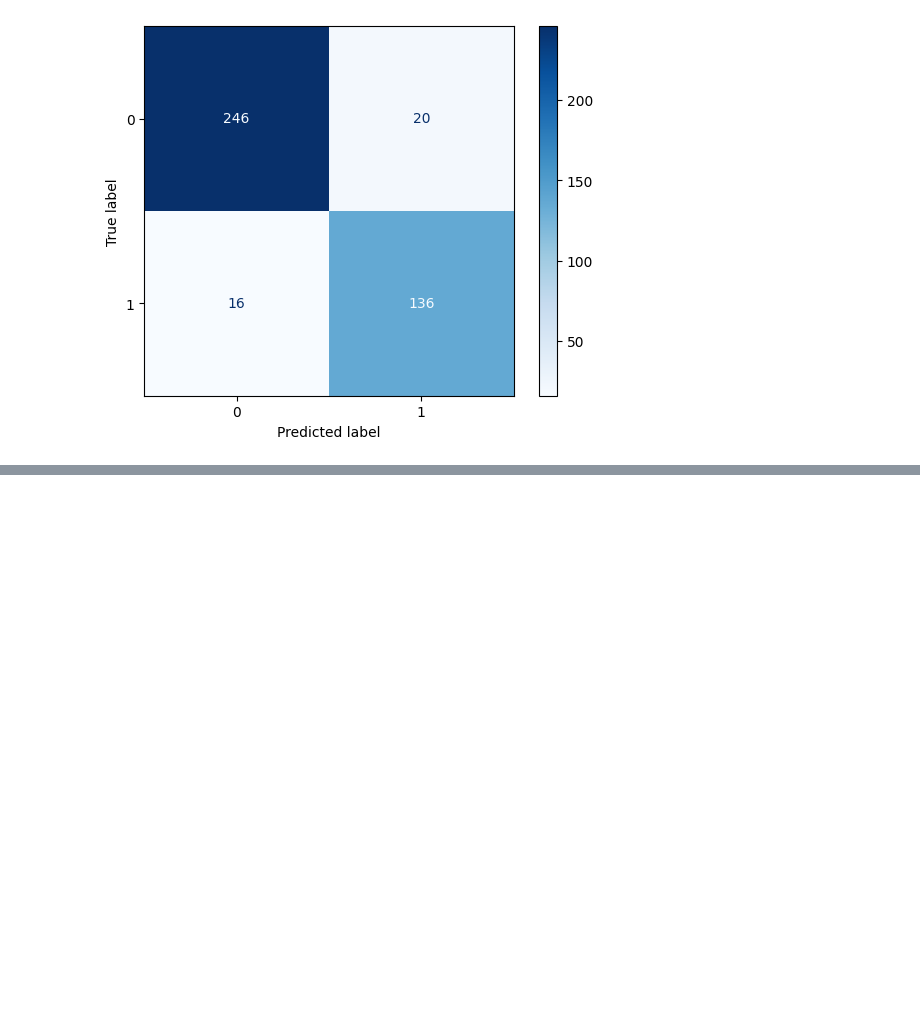
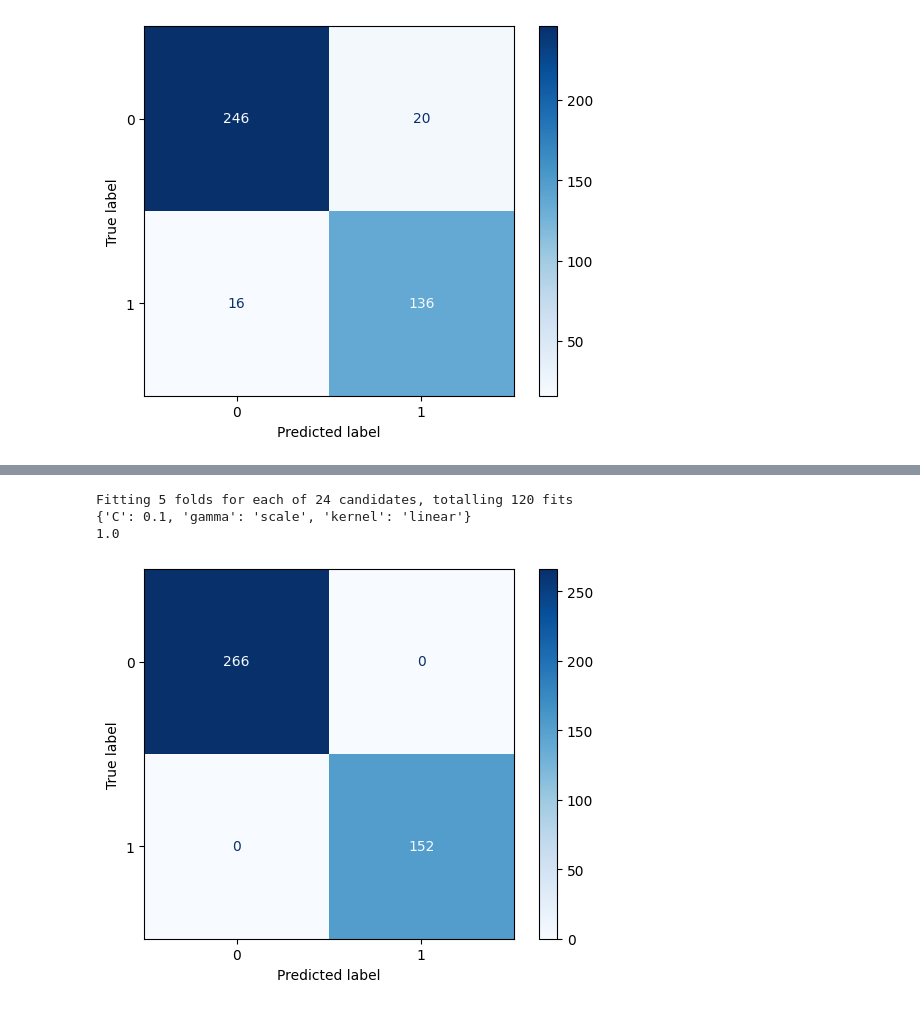
Before and after one commit to mahmoud123m/Titanic, a Jupyter notebook: svm & knn task 5.ipynb, the cells around one changed output, grey strips where cells are left out. Cells and saved outputs as stored; diff of their text form; code cells hidden in the pictures; blank space fills up the shorter version.

```diff
--- a/svm & knn task 5.ipynb
+++ b/svm & knn task 5.ipynb
@@ -340,0 +319,20 @@ plt.show()
+# %%
+grid={
+    'C':[.1,.001,.01],
+    'kernel':['linear','rbf', 'sigmoid','poly'],
+    'gamma':['scale','auto']
+}
+model=GridSearchCV(estimator=SVC(),param_grid=grid,verbose=2,return_train_score=True,n_jobs=-1)
+model.fit(X_train_scaled,y_train)
+print(model.best_params_)
+
+pred=model.predict(X_test_scaled)
+print(accuracy_score(pred,y_test))
+
+disp = ConfusionMatrixDisplay.from_predictions(y_test, pred, cmap='Blues')
+plt.show()
+# %% [output]
+Fitting 5 folds for each of 24 candidates, totalling 120 fits
+{'C': 0.1, 'gamma': 'scale', 'kernel': 'linear'}
+1.0
+[figure, added]
```
Also changed, not shown: parts of 3 cells of this notebook.
